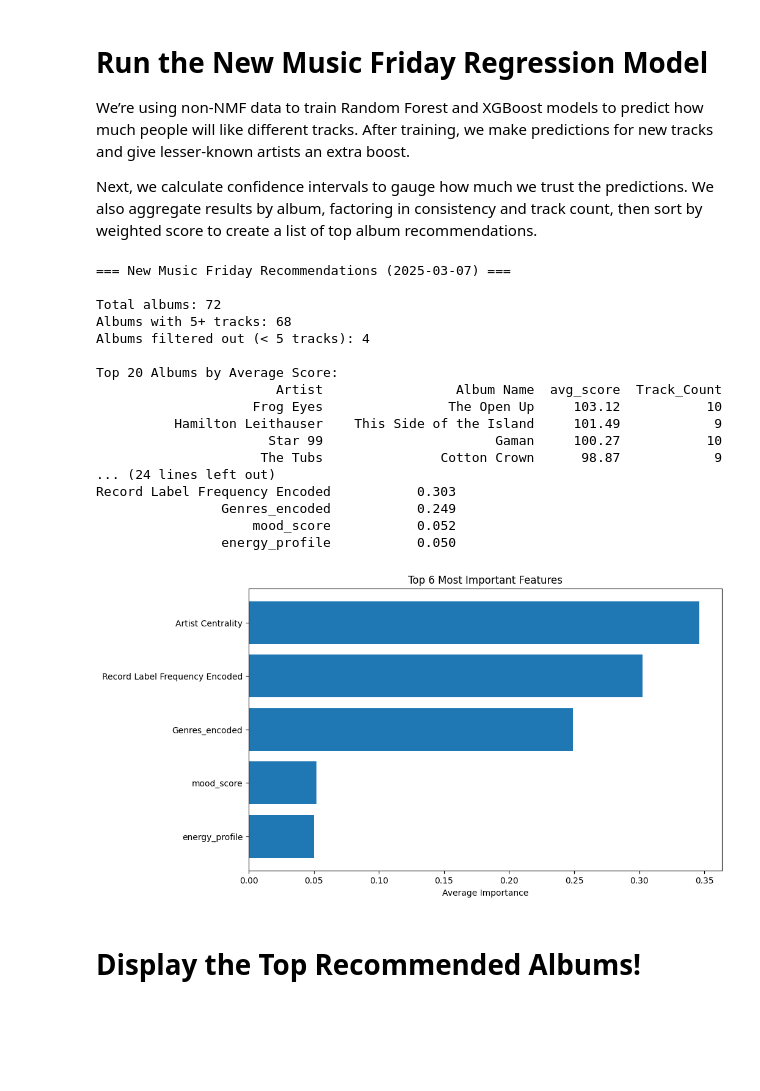
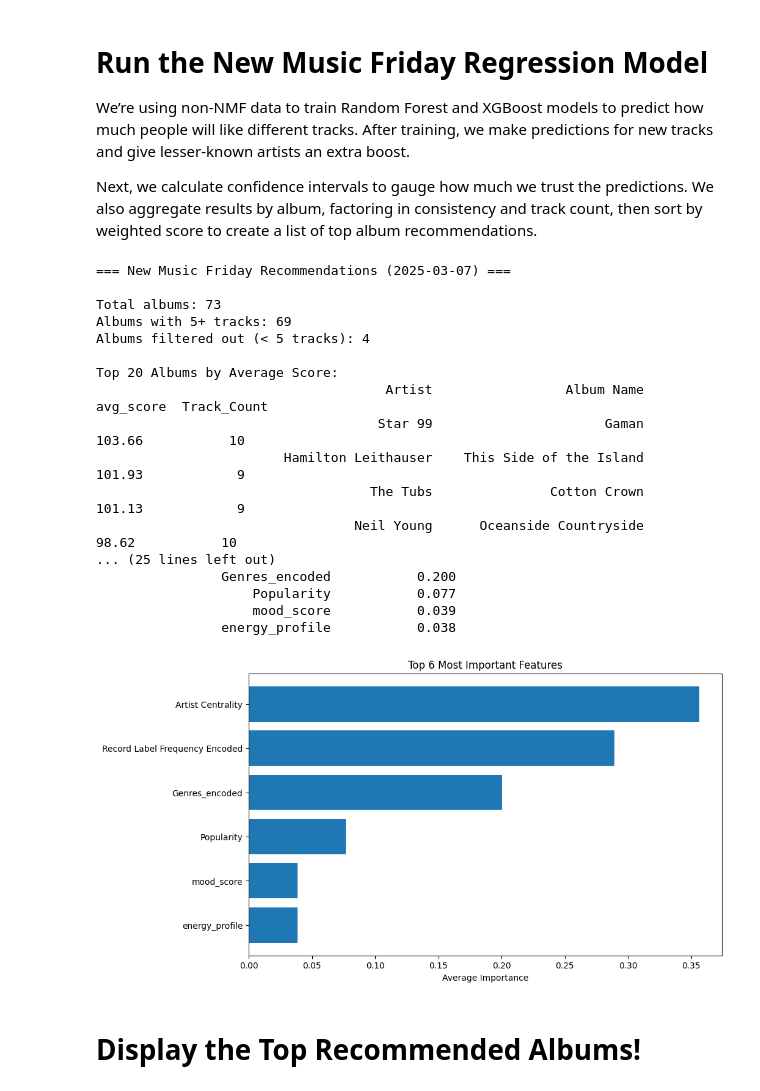
Before and after one commit to MikeStrusz/Music_Taste_Machine_Learning_Model, a Jupyter notebook: Music Taste Machine Learning Data Prep.ipynb, the cells around one changed output. Drawn from its saved outputs; the diff is of its cells as text; code cells hidden in the pictures; blank space fills up the shorter version.

Commit message:
Improved Genres_encoded with unliked album data, decreased unknown boost to 2.0 down from 4.0

```diff
--- a/Music Taste Machine Learning Data Prep.ipynb
+++ b/Music Taste Machine Learning Data Prep.ipynb
@@ -1175,6 +1232,7 @@ original_energy = df_nmf['energy_profile'].copy()
 numeric_columns = [
     'Genres_encoded',
     'Artist Centrality',
+    'Popularity',
     'Record Label Frequency Encoded',
     'mood_score',
     'energy_profile'
@@ -1261,7 +1319,14 @@ def predict_with_tuned_models(best_rf, best_xgb, df_nmf, features, y_mean, y_std
     return df_nmf
 
 # Usage
-features = ['Genres_encoded', 'Artist Centrality', 'Record Label Frequency Encoded', 'mood_score', 'energy_profile']
+features = [
+    'Genres_encoded',
+    'Artist Centrality',
+    'Record Label Frequency Encoded',
+    'mood_score',
+    'Popularity',
+    'energy_profile'
+]
 best_rf, best_xgb, rf_params, xgb_params, X_test, y_test = tune_models(df, features)
 df_nmf = predict_with_tuned_models(best_rf, best_xgb, df_nmf, features, df['liked'].mean(), df['liked'].std())
 
@@ -1387,6 +1460,7 @@ features = [
     'Artist Centrality',
     'Record Label Frequency Encoded',
     'mood_score',
+    'Popularity',
     'energy_profile'
 ]
 
@@ -1435,7 +1509,7 @@ final_predictions = (rf_predictions + xgb_predictions) / 2
 
 # MODIFIED SECTION - Apply artist boost
 df_nmf['is_unknown_artist'] = ~df_nmf['Artist Name(s)'].isin(known_artists)
-df_nmf['predicted_score'] = final_predictions + (df_nmf['is_unknown_artist'] * 2.5)
+df_nmf['predicted_score'] = final_predictions + (df_nmf['is_unknown_artist'] * 2.0)
 
 # Get prediction intervals
 def get_prediction_interval(X, model, percentile=95):
@@ -1578,47 +1652,47 @@ albums_filtered_out = len(album_predictions) - len(album_predictions_filtered)
 print(f"Total albums: {len(album_predictions)}")
 print(f"Albums with 5+ tracks: {len(album_predictions_filtered)}")
 print(f"Albums filtered out (< 5 tracks): {albums_filtered_out}\n")
 
 # Display top 20 recommended albums with clean formatting
 print("Top 20 Albums by Average Score:")
 display_cols = ['Artist', 'Album Name', 'avg_score', 'Track_Count']
 print(album_recommendations[display_cols].head(20).round(2).to_string(index=False))
 
 # Print model performance metrics
 print("\n=== Model Performance ===")
 print(f"Random Forest CV Score: {rf_cv_scores.mean():.3f} (+/- {rf_cv_scores.std() * 2:.3f})")
 print(f"XGBoost CV Score: {xgb_cv_scores.mean():.3f} (+/- {xgb_cv_scores.std() * 2:.3f})")
 
 # Display feature importance
 print("\n=== Feature Importance ===")
 print(feature_importance[['feature', 'avg_importance']].round(3).to_string(index=False))
 
 # Visualization for feature importance
 plt.figure(figsize=(10, 6))
 plt.barh(feature_importance['feature'], feature_importance['avg_importance'])
 plt.xlabel('Average Importance')
-plt.title('Top 5 Most Important Features')
+plt.title('Top 6 Most Important Features')
 plt.gca().invert_yaxis()  # Highest importance at the top
 plt.show()
 # %% [output]
 === New Music Friday Recommendations (2025-03-07) ===
 
-Total albums: 72
-Albums with 5+ tracks: 68
+Total albums: 73
+Albums with 5+ tracks: 69
 Albums filtered out (< 5 tracks): 4
 
 Top 20 Albums by Average Score:
-                       Artist                 Album Name  avg_score  Track_Count
-                    Frog Eyes                The Open Up     103.12           10
-          Hamilton Leithauser    This Side of the Island     101.49            9
-                      Star 99                      Gaman     100.27           10
-                     The Tubs               Cotton Crown      98.87            9
-... (24 lines left out)
-Record Label Frequency Encoded           0.303
-                Genres_encoded           0.249
-                    mood_score           0.052
-                energy_profile           0.050
+                                     Artist                 Album Name  avg_score  Track_Count
+                                    Star 99                      Gaman     103.66           10
+                        Hamilton Leithauser    This Side of the Island     101.93            9
+                                   The Tubs               Cotton Crown     101.13            9
+                                 Neil Young      Oceanside Countryside      98.62           10
+... (25 lines left out)
+                Genres_encoded           0.200
+                    Popularity           0.077
+                    mood_score           0.039
+                energy_profile           0.038
-[figure, old version]
+[figure, new version]
 # %% [markdown]
 # Display the Top Recommended Albums!
 # %%
```
Also changed, not shown: parts of 14 cells of this notebook, 13 other files.
